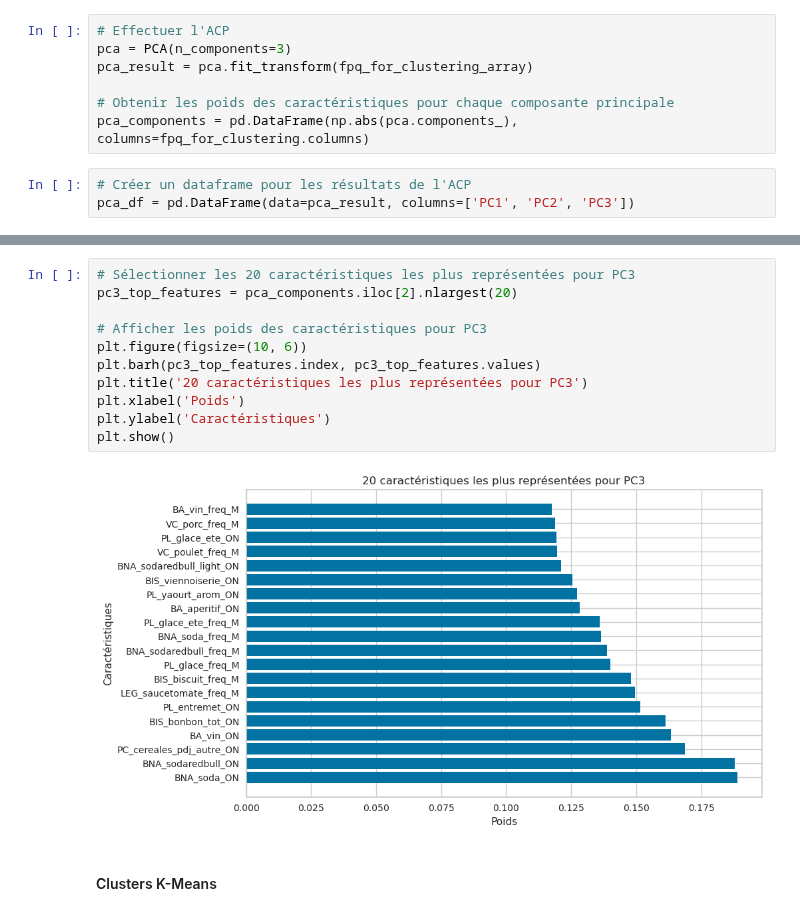
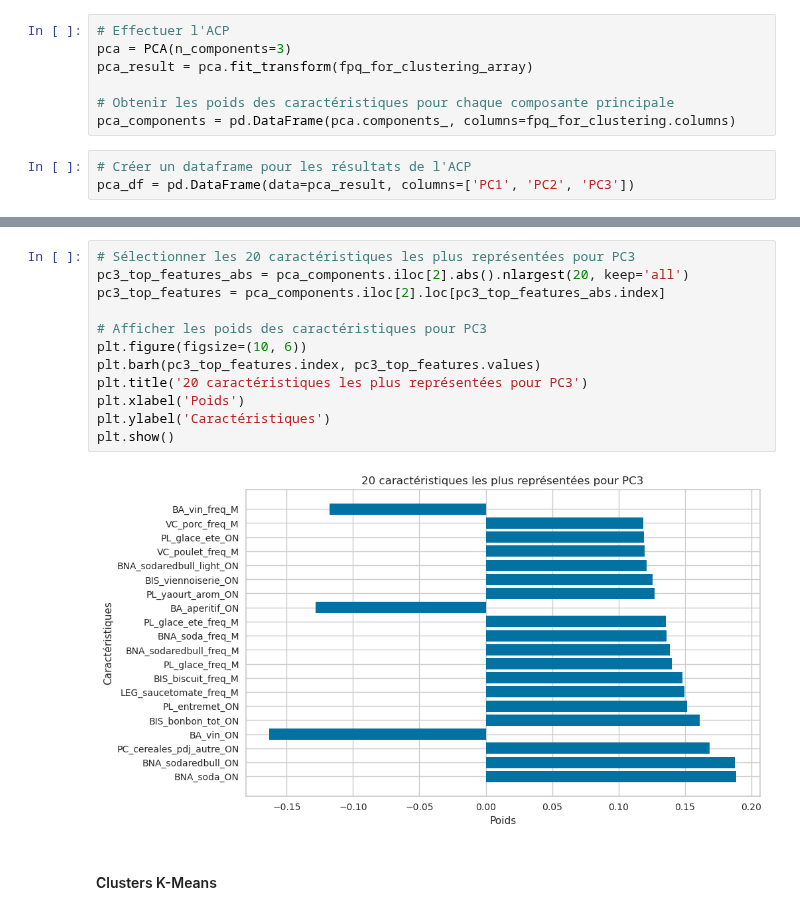
Before and after one commit to InseeFrLab/funathon2023_sujet3, a Jupyter notebook: clustering_corrige.ipynb, the cells around one changed output, grey strips where cells are left out. Saved outputs shown, nothing was run; the diff lists cells and outputs as text.

```diff
--- a/clustering_corrige.ipynb
+++ b/clustering_corrige.ipynb
@@ -509,7 +514,7 @@ pca = PCA(n_components=3)
 pca_result = pca.fit_transform(fpq_for_clustering_array)
 
 # Obtenir les poids des caractéristiques pour chaque composante principale
-pca_components = pd.DataFrame(np.abs(pca.components_), columns=fpq_for_clustering.columns)
+pca_components = pd.DataFrame(pca.components_, columns=fpq_for_clustering.columns)
 # %%
 # Créer un dataframe pour les résultats de l'ACP
 pca_df = pd.DataFrame(data=pca_result, columns=['PC1', 'PC2', 'PC3'])
@@ -542,16 +549,17 @@ plt.show()
 # %%
 # Sélectionner les 20 caractéristiques les plus représentées pour PC3
-pc3_top_features = pca_components.iloc[2].nlargest(20)
+pc3_top_features_abs = pca_components.iloc[2].abs().nlargest(20, keep='all')
+pc3_top_features = pca_components.iloc[2].loc[pc3_top_features_abs.index]
 
 # Afficher les poids des caractéristiques pour PC3
 plt.figure(figsize=(10, 6))
 plt.barh(pc3_top_features.index, pc3_top_features.values)
 plt.title('20 caractéristiques les plus représentées pour PC3')
 plt.xlabel('Poids')
 plt.ylabel('Caractéristiques')
 plt.show()
 # %% [output]
-[figure, old version]
+[figure, new version]
 # %% [markdown]
 #### Clusters K-Means
 # %%
```
Also changed, not shown: parts of 13 cells of this notebook.
